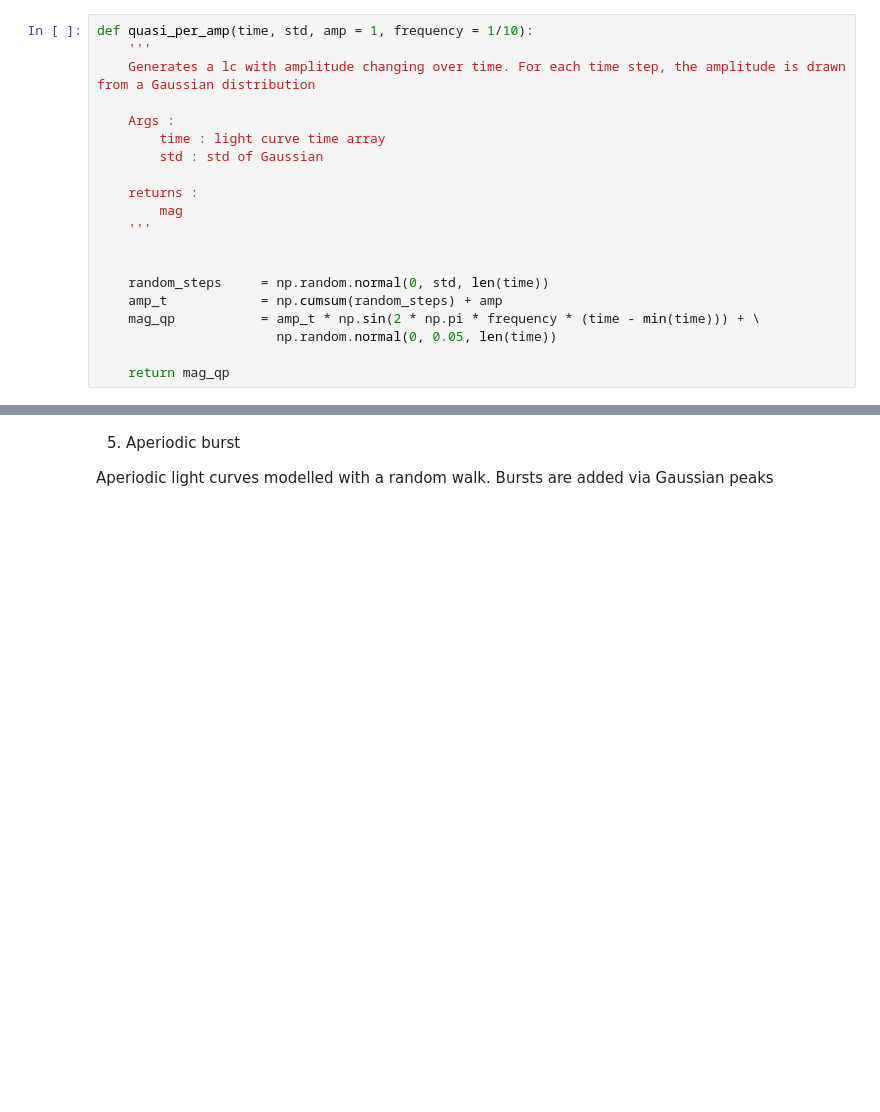
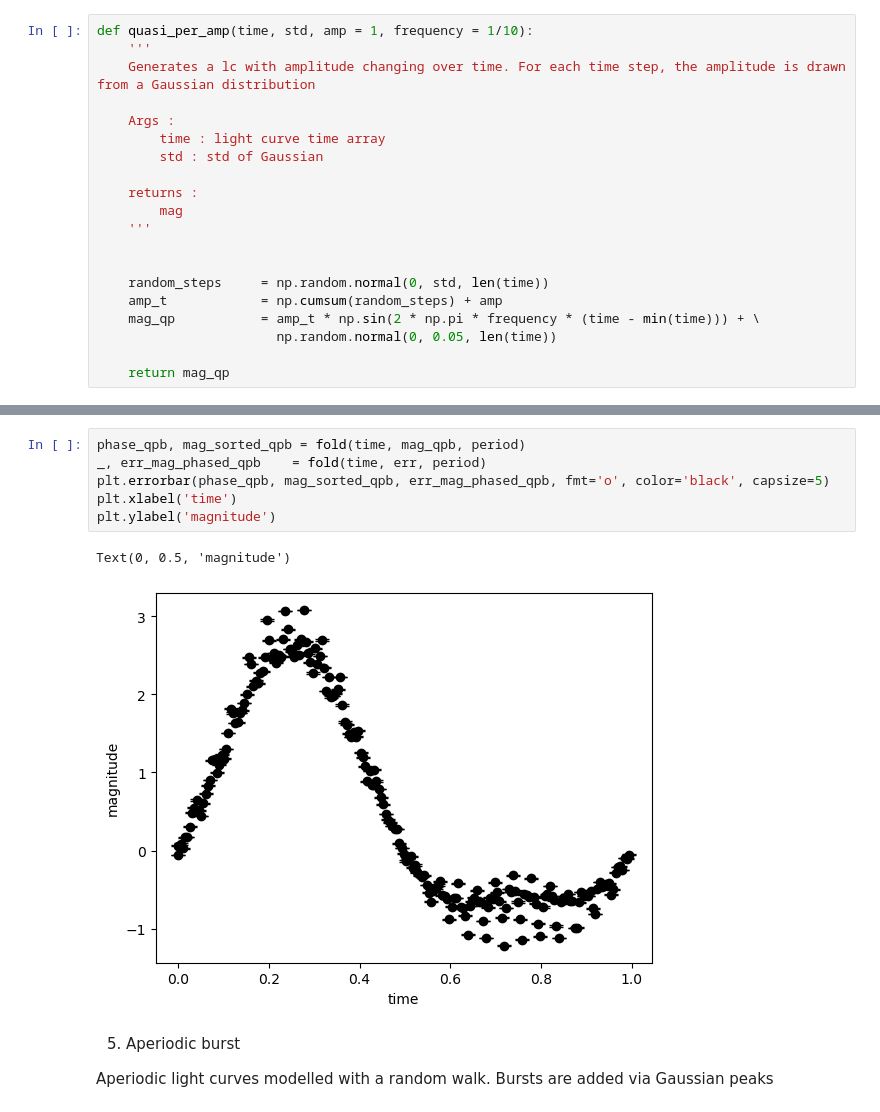
Before and after one commit to juliaroquette/VariabilityIndexes, a Jupyter notebook: jupyter/QM_development.ipynb, the cells around one changed output, grey strips where cells are left out. Drawn from its saved outputs; the diff is of its cells as text; blank space fills up the shorter version.

```diff
--- a/jupyter/QM_development.ipynb
+++ b/jupyter/QM_development.ipynb
@@ -182,3 +214,12 @@ Text(0, 0.5, 'magnitude')
+# %%
+phase_qpb, mag_sorted_qpb = fold(time, mag_qpb, period)
+_, err_mag_phased_qpb    = fold(time, err, period)
+plt.errorbar(phase_qpb, mag_sorted_qpb, err_mag_phased_qpb, fmt='o', color='black', capsize=5)
+plt.xlabel('time')
+plt.ylabel('magnitude')
+# %% [output]
+Text(0, 0.5, 'magnitude')
+[figure, added]
 # %% [markdown]
 5. Aperiodic burst
 
```
Also changed, not shown: parts of 19 cells of this notebook.
